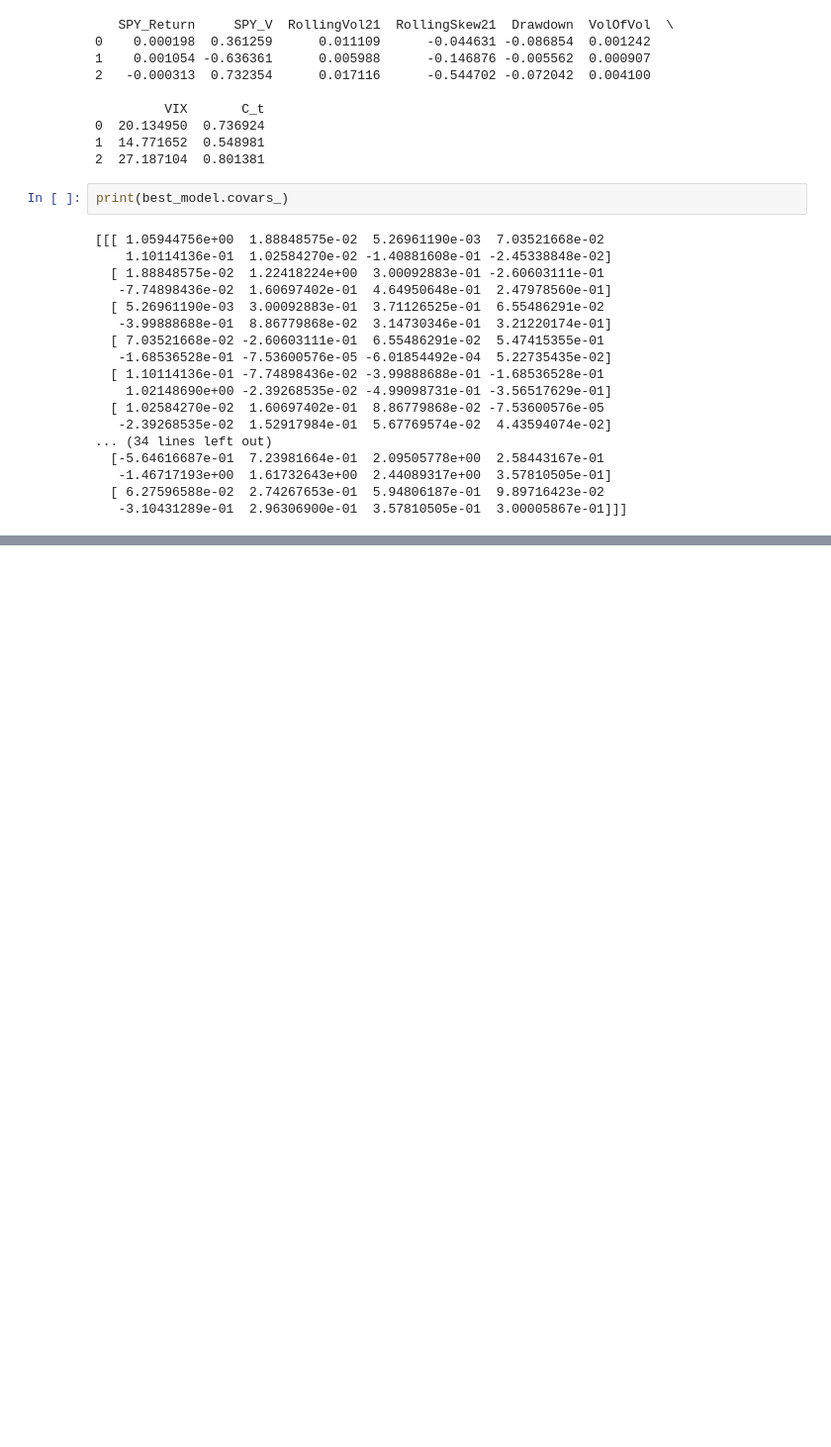
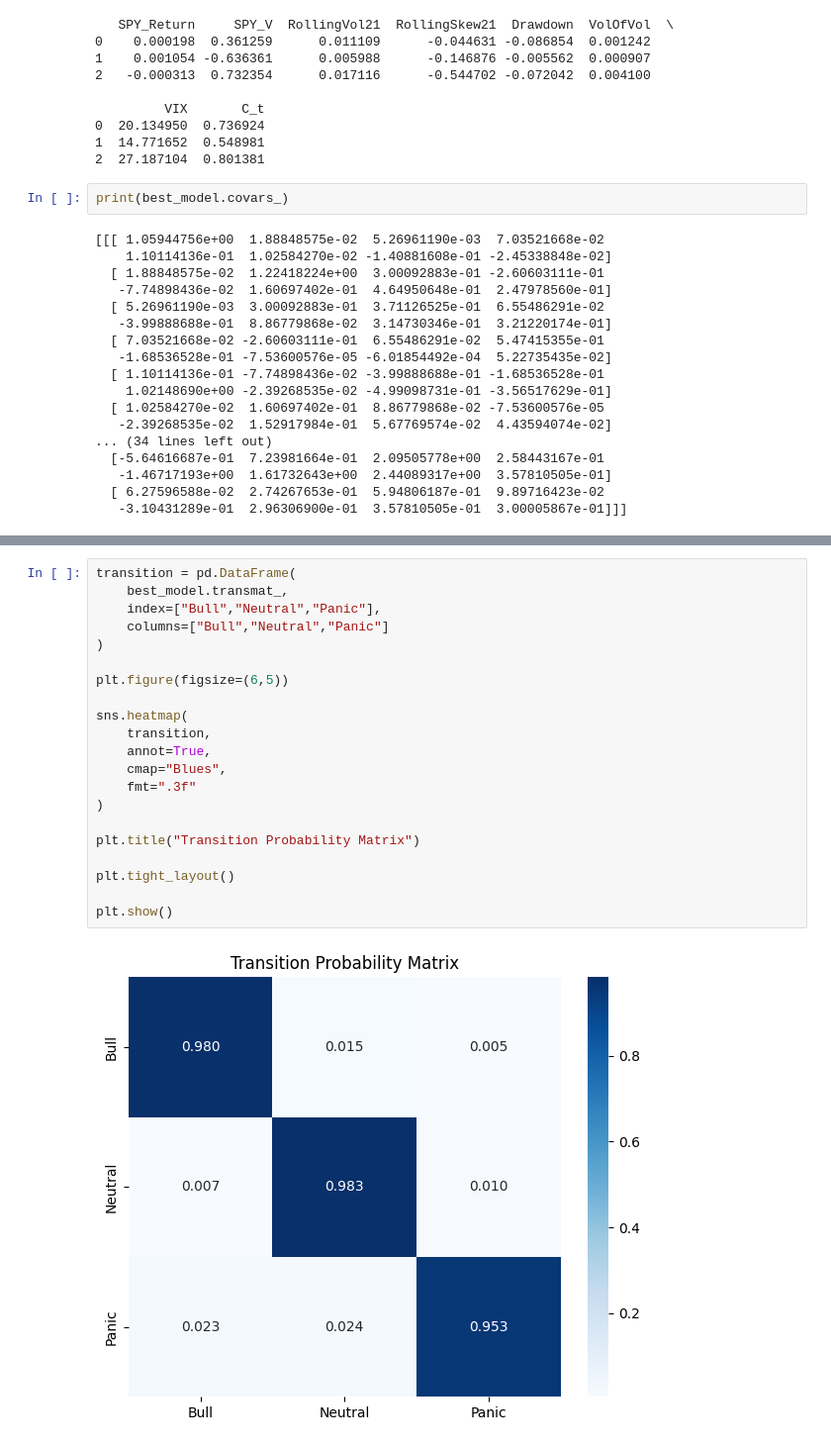
Before and after one commit to ayushanand1103/A-CMSI-research, a Jupyter notebook: Analysis/Phase 6/HMM making.ipynb, the cells around one changed output, grey strips where cells are left out. Shown at 99% size. Drawn from its saved outputs; the diff is of its cells as text; blank space fills up the shorter version.

```diff
--- a/Analysis/Phase 6/HMM making.ipynb
+++ b/Analysis/Phase 6/HMM making.ipynb
@@ -274,0 +299,23 @@ print(best_model.covars_)
+# %%
+transition = pd.DataFrame(
+    best_model.transmat_,
+    index=["Bull","Neutral","Panic"],
+    columns=["Bull","Neutral","Panic"]
+)
+
+plt.figure(figsize=(6,5))
+
+sns.heatmap(
+    transition,
+    annot=True,
+    cmap="Blues",
+    fmt=".3f"
+)
+
+plt.title("Transition Probability Matrix")
+
+plt.tight_layout()
+
+plt.show()
+# %% [output]
+[figure, added]
```
Also changed, not shown: parts of 12 cells of this notebook, 6 other files.
